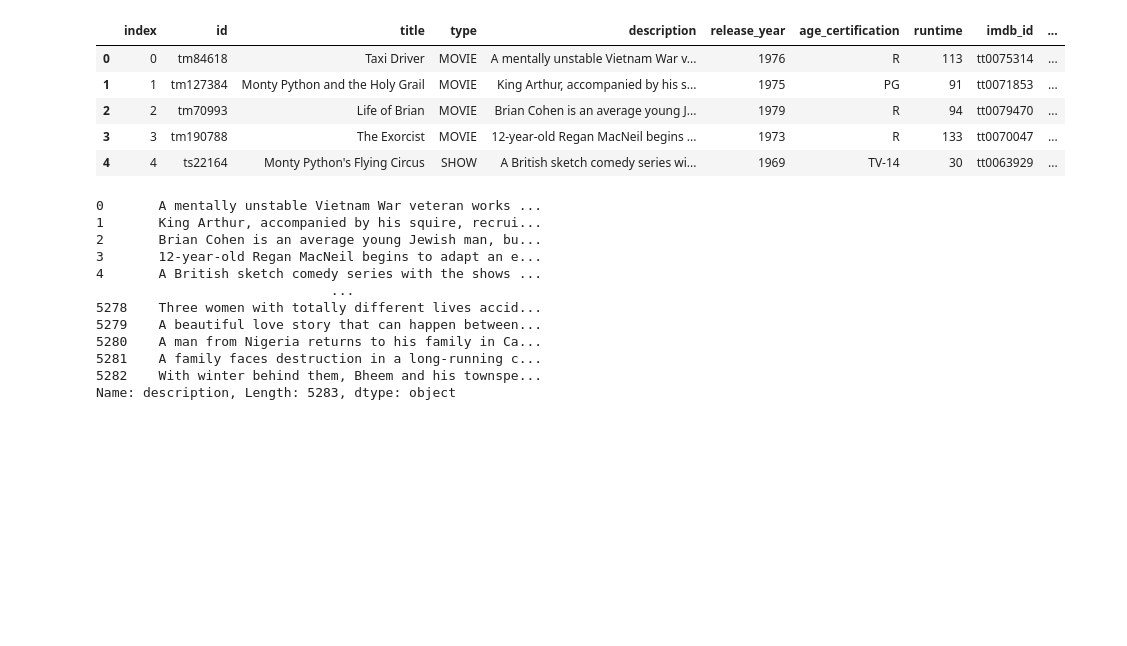
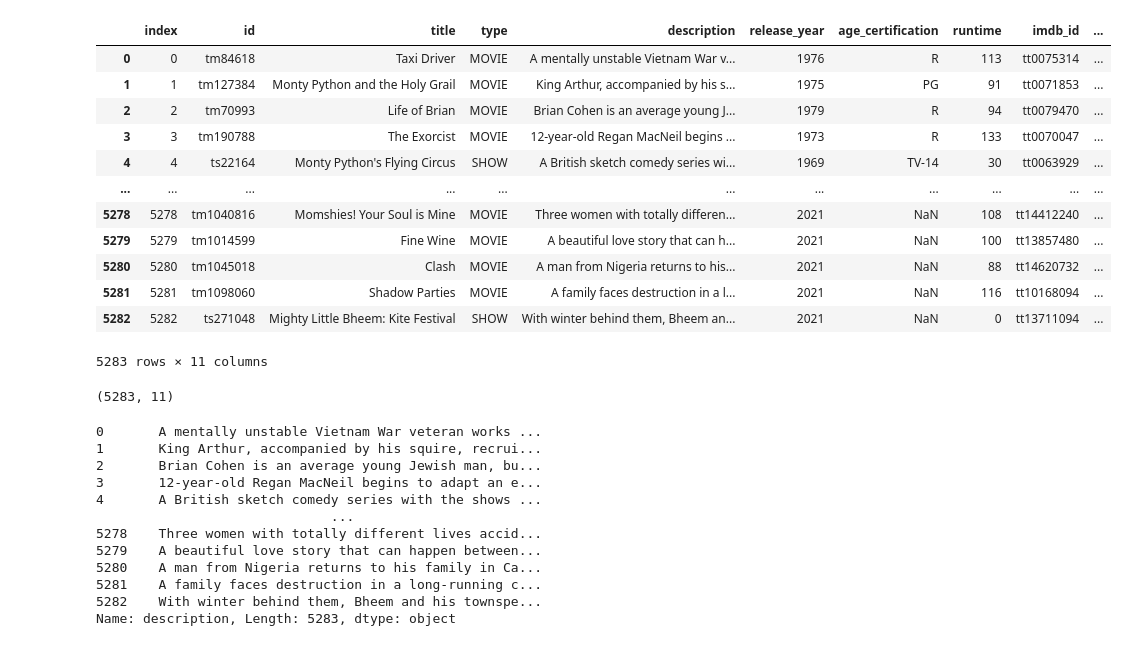
Before and after one commit to karl21-02/netflix_data_analysis, a Jupyter notebook: NetflixTVShowsAndMovies.ipynb, the cells around one changed output. Drawn from its saved outputs; the diff is of its cells as text; code cells hidden in the pictures; blank space fills up the shorter version.

```diff
--- a/NetflixTVShowsAndMovies.ipynb
+++ b/NetflixTVShowsAndMovies.ipynb
@@ -3,14 +3,25 @@ import pandas as pd
 # %%
 df = pd.read_csv("./datas/Netflix TV Shows and Movies.csv")
 # %%
-df.head()
+df
 # %% [output]
 |  | index | id | title | type | description | release_year | age_certification | runtime | imdb_id | ... |
 | 0 | 0 | tm84618 | Taxi Driver | MOVIE | A mentally unstable Vietnam War v... | 1976 | R | 113 | tt0075314 | ... |
 | 1 | 1 | tm127384 | Monty Python and the Holy Grail | MOVIE | King Arthur, accompanied by his s... | 1975 | PG | 91 | tt0071853 | ... |
 | 2 | 2 | tm70993 | Life of Brian | MOVIE | Brian Cohen is an average young J... | 1979 | R | 94 | tt0079470 | ... |
 | 3 | 3 | tm190788 | The Exorcist | MOVIE | 12-year-old Regan MacNeil begins ... | 1973 | R | 133 | tt0070047 | ... |
 | 4 | 4 | ts22164 | Monty Python's Flying Circus | SHOW | A British sketch comedy series wi... | 1969 | TV-14 | 30 | tt0063929 | ... |
+| ... | ... | ... | ... | ... | ... | ... | ... | ... | ... | ... |
+| 5278 | 5278 | tm1040816 | Momshies! Your Soul is Mine | MOVIE | Three women with totally differen... | 2021 | NaN | 108 | tt14412240 | ... |
+| 5279 | 5279 | tm1014599 | Fine Wine | MOVIE | A beautiful love story that can h... | 2021 | NaN | 100 | tt13857480 | ... |
+| 5280 | 5280 | tm1045018 | Clash | MOVIE | A man from Nigeria returns to his... | 2021 | NaN | 88 | tt14620732 | ... |
+| 5281 | 5281 | tm1098060 | Shadow Parties | MOVIE | A family faces destruction in a l... | 2021 | NaN | 116 | tt10168094 | ... |
+| 5282 | 5282 | ts271048 | Mighty Little Bheem: Kite Festival | SHOW | With winter behind them, Bheem an... | 2021 | NaN | 0 | tt13711094 | ... |
+5283 rows × 11 columns
+# %%
+df.shape
+# %% [output]
+(5283, 11)
 # %%
 df['description']
 # %% [output]
```
Also changed, not shown: 1 other file.
